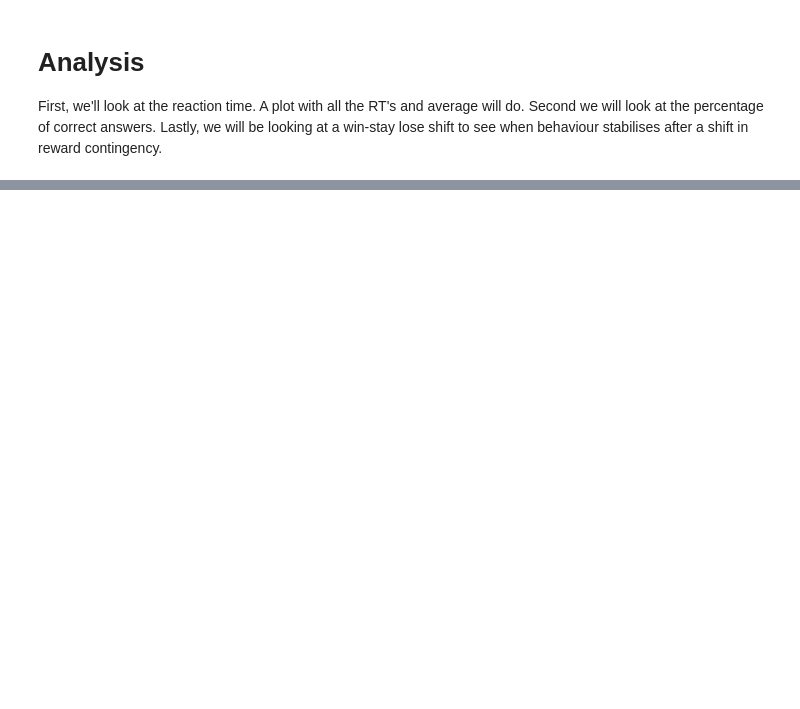
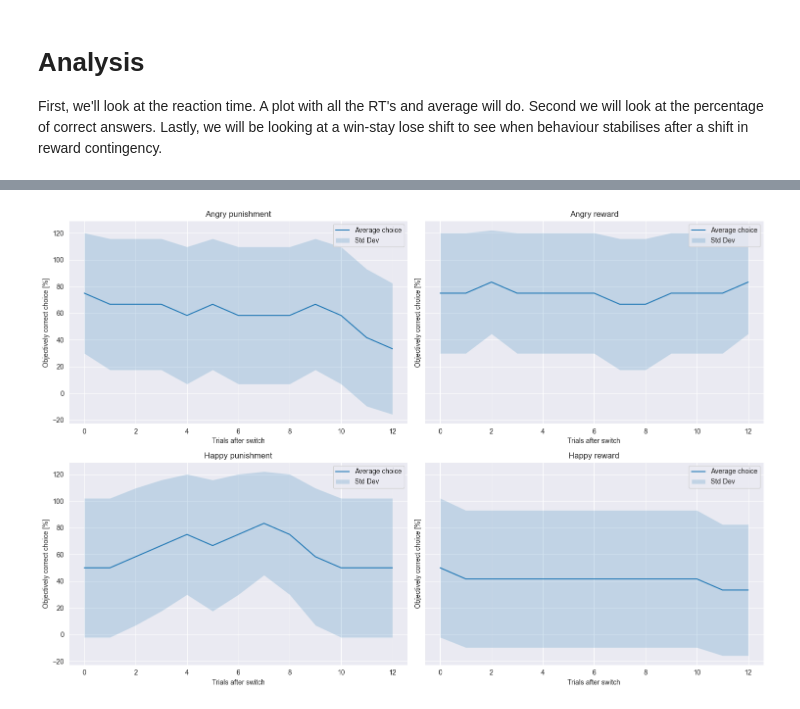
Before and after one commit to KTZ228/phd_1_analysis, a Jupyter notebook: scripts/behavioural_pilot_analysis.ipynb, the cells around one changed output, grey strips where cells are left out. Drawn from its saved outputs; the diff is of its cells as text; code cells hidden in the pictures; blank space fills up the shorter version.

```diff
--- a/scripts/behavioural_pilot_analysis.ipynb
+++ b/scripts/behavioural_pilot_analysis.ipynb
@@ -141,0 +92,8 @@ NameError: name 'objectively_correct_average_dataframe' is not defined
+# %%
+# Turns the objective values into boolean ones
+mapping = {'True': 1, 'False': 0, 'Even': -1}
+pd.options.display.max_rows = None
+
+combined_results_dataframe['objectively_correct_boolean'] = combined_results_dataframe['objectively_correct'].replace(mapping)
+combined_results_dataframe['objectively_correct_boolean'] = combined_results_dataframe['objectively_correct_boolean'].astype('int')
+combined_results_dataframe['objectively_correct_boolean'] *= 100
@@ -141,0 +168,36 @@ NameError: name 'objectively_correct_average_dataframe' is not defined
+# %%
+# Prepare the DataFrame by setting 'stimuli_type' as the index temporarily
+df = objectively_correct_answers_per_switch_block.set_index('stimuli_type')
+
+# We are not using 'subject_id', so let's exclude it from our calculations
+df = df.drop(columns=['subject_id'])
+
+# Calculate the mean and standard deviation for each timepoint and stimuli_type
+means = df.groupby('stimuli_type').mean()
+stds = df.groupby('stimuli_type').std()
+
+# Plotting
+fig, axs = plt.subplots(nrows=2, ncols=2, figsize=(15, 10), sharex=False, sharey=True) # Adjust based on the number of stimuli_types
+axs = axs.flatten() # Flatten to iterate easily
+
+stimuli_types_list = ['Angry punishment','Angry reward','Happy punishment','Happy reward']
+
+stimuli_types = means.index
+for i, stimuli_type in enumerate(stimuli_types):
+    # Timepoints are the column names converted to integers for x-axis values
+    timepoints = np.arange(len(means.columns))
+    mean_values = means.loc[stimuli_type]
+    std_values = stds.loc[stimuli_type]
+
+    axs[i].plot(timepoints, mean_values, label='Average choice')
+    axs[i].fill_between(timepoints, mean_values - std_values, mean_values + std_values, alpha=0.2, label='Std Dev')
+    axs[i].set_title(stimuli_types_list[i])
+    axs[i].set_xlabel('Trials after switch')
+    axs[i].set_ylabel('Objectively correct choice [%]')
+    axs[i].legend()
+    axs[i].grid(True)
+
+plt.tight_layout()
+plt.show()
+# %% [output]
+[figure, added]
```
Also changed, not shown: parts of 10 cells of this notebook, 2 other files.
